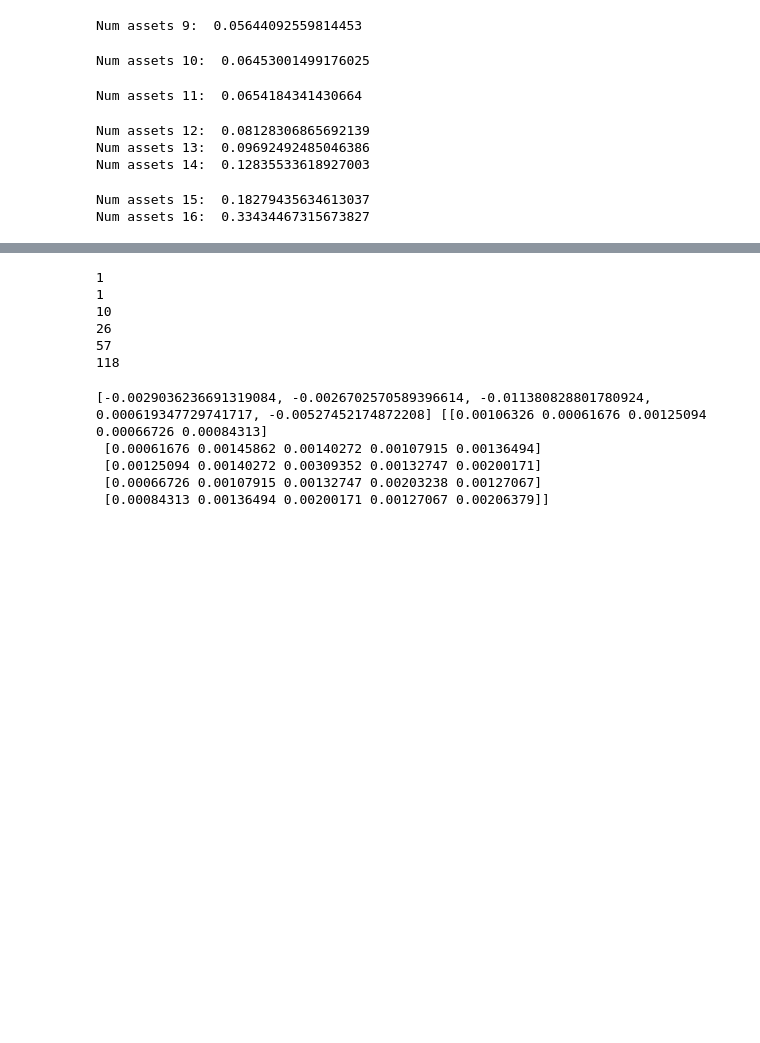
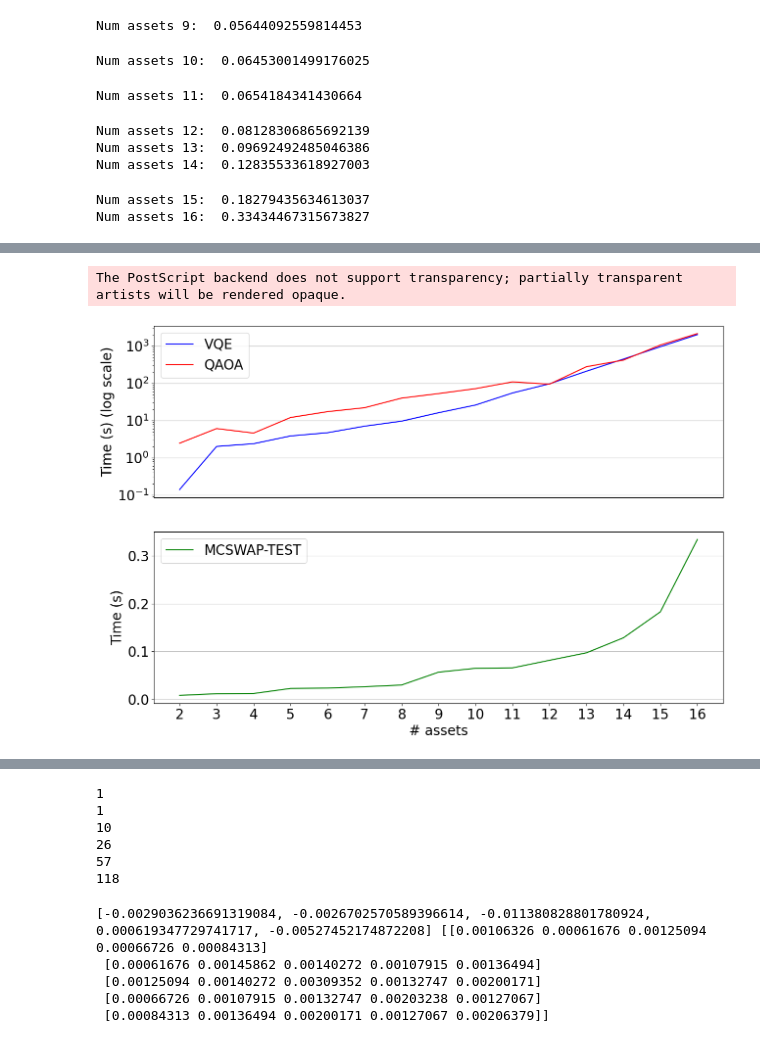
Before and after one commit to tulliavu/QPO, a Jupyter notebook: proposed.ipynb, the cells around one changed output, grey strips where cells are left out. Saved outputs shown, nothing was run; the diff lists cells and outputs as text; code cells hidden in the pictures; blank space fills up the shorter version.

Commit message:
Update figure

```diff
--- a/proposed.ipynb
+++ b/proposed.ipynb
@@ -168,3 +158,83 @@ plt.show()
+# %%
+import matplotlib.pyplot as plt
+
+times_qpo = [
+    0.0078067779541015625,
+    0.011284422874450684,
+    0.011734461784362793,
+    0.02232699394226074,
+    0.02306101322174072,
+    0.025965023040771484,
+    0.029480600357055665,
+    0.05644092559814453,
+    0.06453001499176025,
+    0.0654184341430664,
+    0.08128306865692139,
+    0.09692492485046386,
+    0.12835533618927003,
+    0.18279435634613037,
+    0.33434467315673827
+]
+
+times_vqe = [
+0.13980396588643393,
+2.0053698221842446,
+2.372962713241577,
+3.8271216551462808,
+4.675742785135905,
+6.994110663731893,
+9.553435246149698,
+16.06194305419922,
+25.846980571746826,
+54.378950119018555,
+95.8115537961324,
+208.7883736292521,
+441.75880455970764,
+947.4926701784134,
+2003.292198753357
+]
+
+times_qoao = [
+    2.4453770319620767,
+    6.042410532633464,
+    4.570803721745809,
+     11.968478600184122,
+    17.18497435251872,
+    21.898648023605347,
+    39.59054478009542,
+    52.432917992273964,
+    71.09543506304423,
+    108.12375195821126,
+    93.88868729273479,
+    275.8987986246745,
+    414.41712800661725,
+    1052.5821846723557,
+    2133.292198753357
+]
+fig, ax = plt.subplots(2, 1, figsize=(15, 10))
+plt.rcParams.update({'font.size': 20})
+
+
+ax[0].plot(range(2,17),times_vqe, color = 'blue', label='VQE')
+ax[0].plot(range(2,17),times_qoao, color = 'red', label='QAOA')
+ax[1].plot(range(2,17),times_qpo, color = 'green', label='MCSWAP-TEST')
+
+ax[1].set_xticks(range(2,17))
+ax[0].set_yscale('log')
+#ax[1].set_yscale('log')
+ax[0].set_ylabel('Time (s) (log scale)')
+ax[1].set_ylabel('Time (s)')
+plt.xlabel('# assets')
+ax[0].legend()
+ax[1].legend()
+ax[0].grid(axis='y')
+ax[1].grid(axis='y')
+ax[0].set_xticks([])
+plt.savefig('time.eps', format='eps')
+plt.show()
+# %% [output]
+The PostScript backend does not support transparency; partially transparent artists will be rendered opaque.
+[figure, added]
 # %%
 import numpy as np
 import matplotlib.pyplot as plt, csv
```
Also changed, not shown: parts of 2 cells of this notebook, 5 other files.
